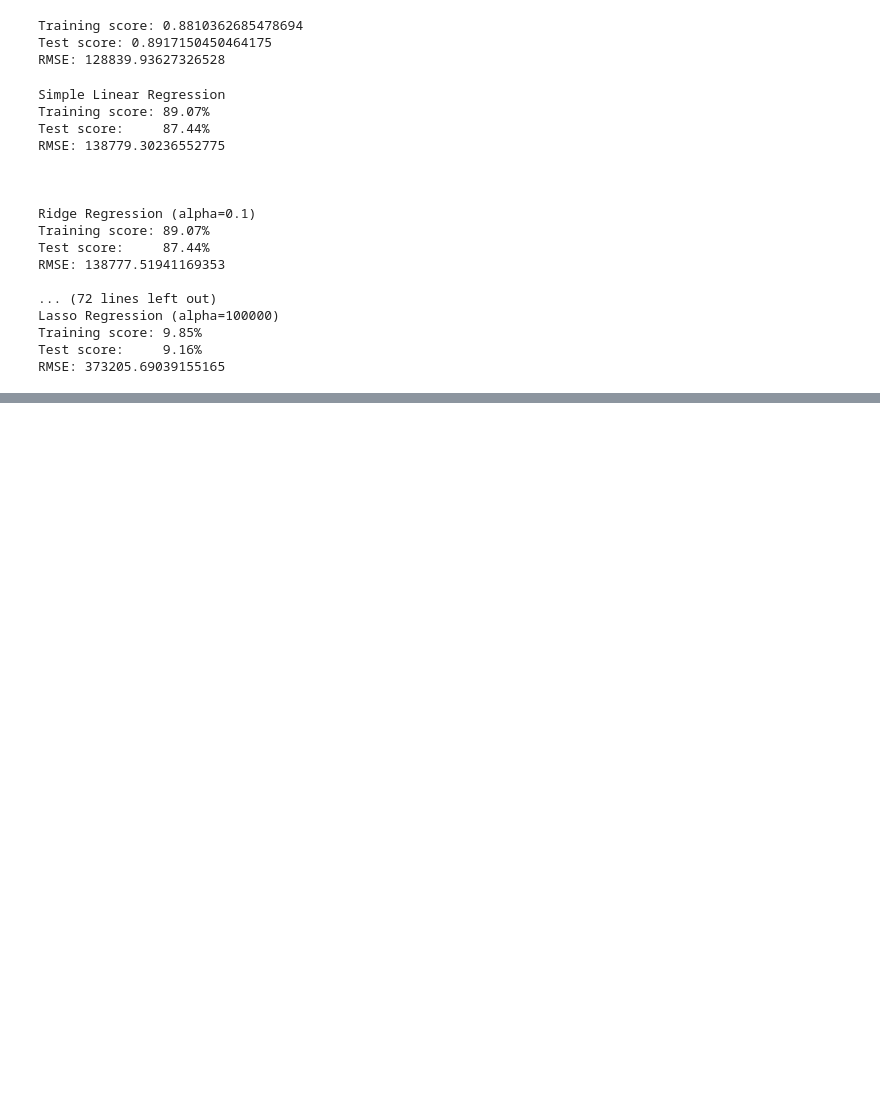
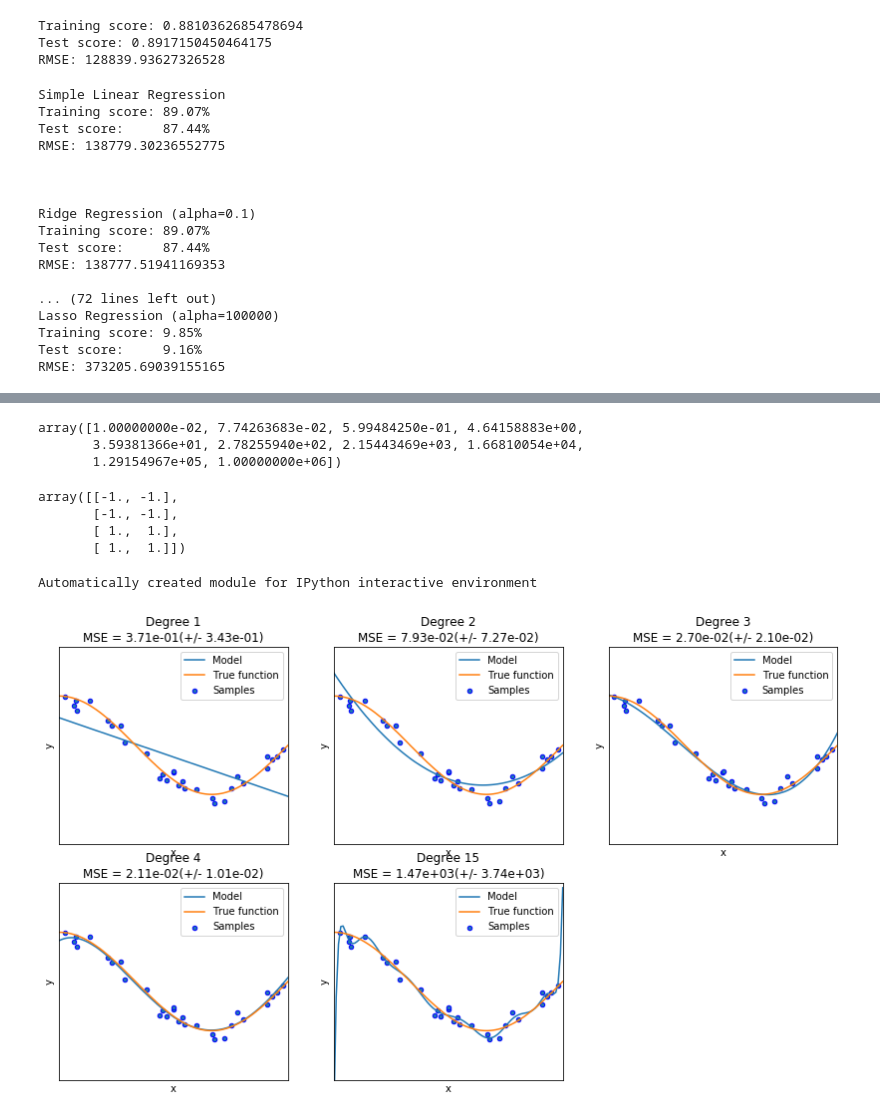
Before and after one commit to graxel/rainy_day, a Jupyter notebook: Modelling.ipynb, the cells around one changed output, grey strips where cells are left out. Saved outputs shown, nothing was run; the diff lists cells and outputs as text; code cells hidden in the pictures; blank space fills up the shorter version.

```diff
--- a/Modelling.ipynb
+++ b/Modelling.ipynb
@@ -130,0 +222,75 @@ RMSE: 373205.69039155165
+# %%
+np.logspace(-2,6,10)
+# %% [output]
+array([1.00000000e-02, 7.74263683e-02, 5.99484250e-01, 4.64158883e+00,
+       3.59381366e+01, 2.78255940e+02, 2.15443469e+03, 1.66810054e+04,
+       1.29154967e+05, 1.00000000e+06])
+# %%
+from sklearn.preprocessing import StandardScaler
+data = [[0, 0], [0, 0], [1, 1], [1, 1]]
+
+def standardize(data):
+    from sklearn.preprocessing import StandardScaler
+    scaler = StandardScaler()
+    scaler.fit(data)
+    scaled_data = scaler.transform(data)
+    return scaled_data
+# %% [output]
+array([[-1., -1.],
+       [-1., -1.],
+       [ 1.,  1.],
+       [ 1.,  1.]])
+# %%
+print(__doc__)
+
+import numpy as np
+import matplotlib.pyplot as plt
+from sklearn.pipeline import Pipeline
+from sklearn.preprocessing import PolynomialFeatures
+from sklearn.linear_model import LinearRegression
+from sklearn.model_selection import cross_val_score
+
+
+def true_fun(X):
+    return np.cos(1.5 * np.pi * X)
+
+np.random.seed(7)
+
+n_samples = 30
+degrees = [1, 2, 3, 4, 15]
+rows = 2
+
+X = np.sort(np.random.rand(n_samples))
+y = true_fun(X) + np.random.randn(n_samples) * 0.1
+
+plt.figure(figsize=(14, 8))
+for i in range(len(degrees)):
+    ax = plt.subplot(rows, -(len(degrees)//-rows), i + 1)
+    plt.setp(ax, xticks=(), yticks=())
+
+    polynomial_features = PolynomialFeatures(degree=degrees[i],
+                                             include_bias=False)
+    linear_regression = LinearRegression()
+    pipeline = Pipeline([("polynomial_features", polynomial_features),
+                         ("linear_regression", linear_regression)])
+    pipeline.fit(X[:, np.newaxis], y)
+
+    # Evaluate the models using crossvalidation
+    scores = cross_val_score(pipeline, X[:, np.newaxis], y,
+                             scoring="neg_mean_squared_error", cv=10)
+
+    X_test = np.linspace(0, 1, 100)
+    plt.plot(X_test, pipeline.predict(X_test[:, np.newaxis]), label="Model")
+    plt.plot(X_test, true_fun(X_test), label="True function")
+    plt.scatter(X, y, edgecolor='b', s=20, label="Samples")
+    plt.xlabel("x")
+    plt.ylabel("y")
+    plt.xlim((0, 1))
+    plt.ylim((-2, 2))
+    plt.legend(loc="best")
+    plt.title("Degree {}\nMSE = {:.2e}(+/- {:.2e})".format(
+        degrees[i], -scores.mean(), scores.std()))
+plt.show()
+# %% [output]
+Automatically created module for IPython interactive environment
+[figure, added]
```
Also changed, not shown: parts of 21 cells of this notebook, 2 other files.
